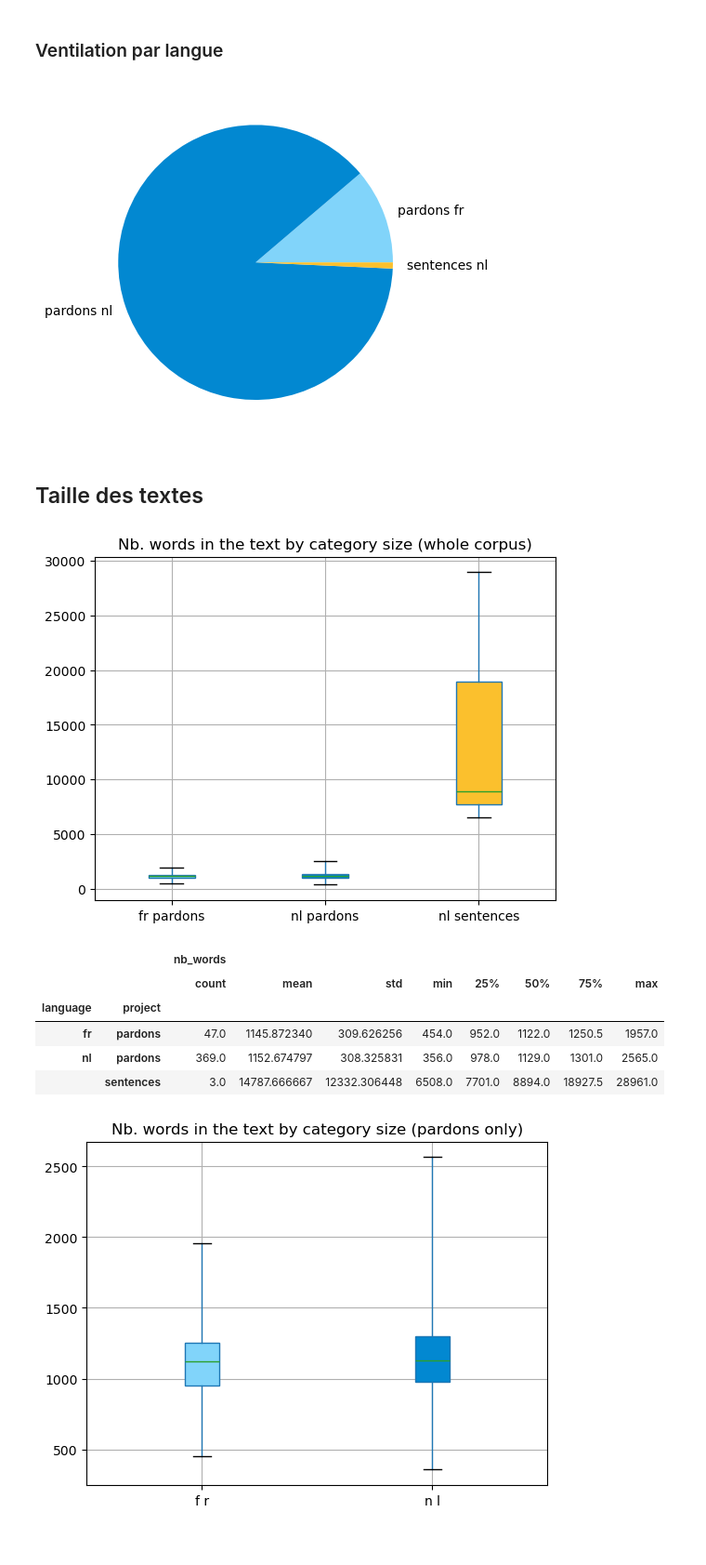
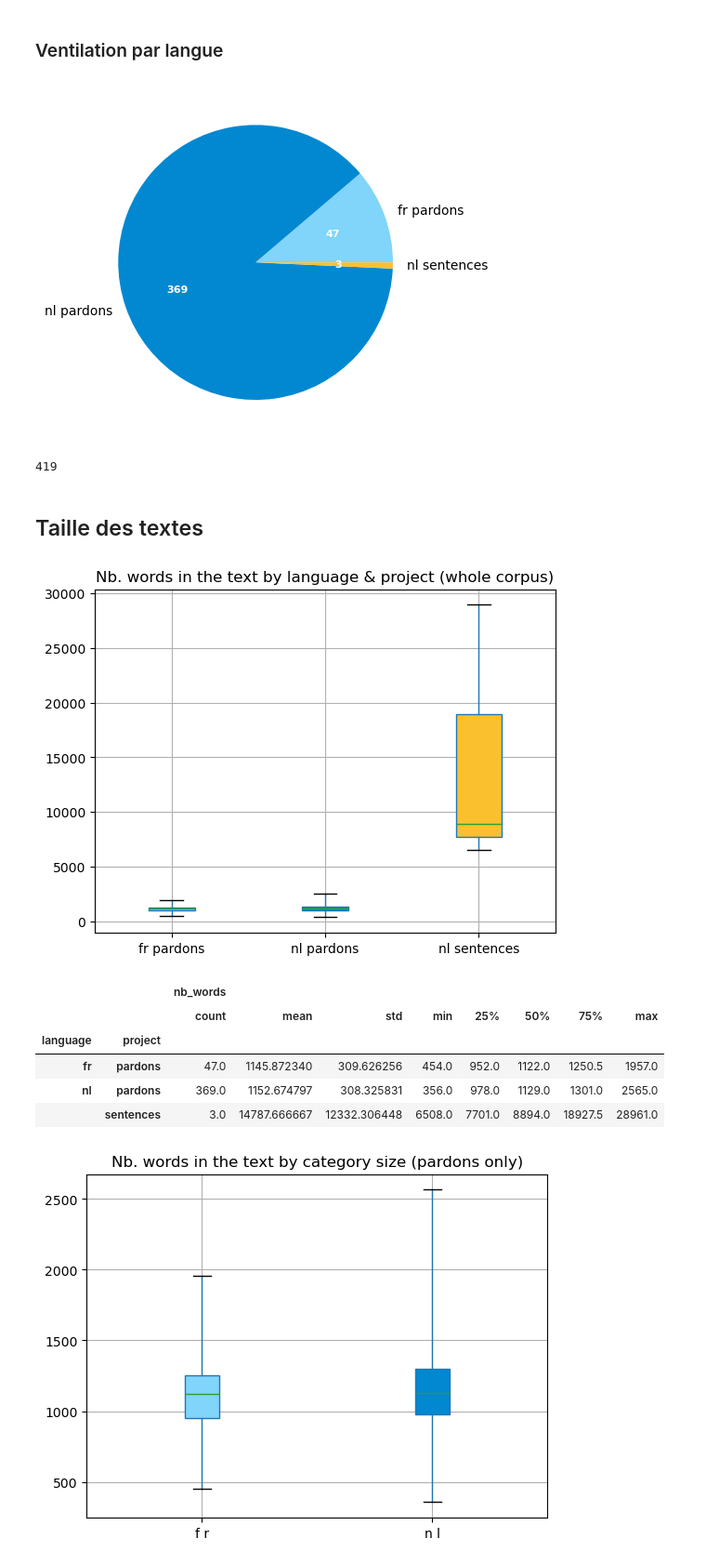
Before and after one commit to xgillard/xp-airchivist, a Jupyter notebook: Qq Stats A propos du Corpus.ipynb, the cells around one changed output. Shown at 93% size. Saved outputs shown, nothing was run; the diff lists cells and outputs as text; code cells hidden in the pictures.

```diff
--- a/Qq Stats A propos du Corpus.ipynb
+++ b/Qq Stats A propos du Corpus.ipynb
@@ -20,45 +20,55 @@ Les lettres de pardon font en moyenne 1125 mots (+/- 310 mots). Si on compte env
 # %% [markdown]
 ### Ventilation par langue
 # %%
-data   = df.groupby(['project', 'language']).count()
+data   = df.groupby(['language', 'project']).count()
 labels = data.index.map(lambda xs: ' '.join(xs))
 
-plt.pie(
+total  = data['text'].sum()
+
+_wedges, _texts, autotexts = plt.pie(
     data['text'],
     labels=labels,
-    #autopct='%1.2f%%',
+    autopct=lambda pv: f'{int(round(pv * total / 100))}',
     colors=["#81D4FA", "#0288D1", "#FBC02D"],
     #pctdistance=1.2,
     #labeldistance=1.4
 )
+
+for autotext in autotexts:
+    autotext.set_fontsize(8)
+    autotext.set_color("white")
+    autotext.set_weight("bold")
+
 plt.show()
+total
 # %% [output]
-[figure, old version]
+[figure, new version]
+419
 # %% [markdown]
 ## Taille des textes
 # %%
 df['nb_words'] = df.apply(lambda x: len(x.text.split()), axis=1)
 data   = df[['language', 'project', 'nb_words']].groupby(['language', 'project'])
 labels = data.count().index.map(lambda xs: ' '.join(xs))
 
 colors =["#81D4FA", "#0288D1", "#FBC02D"]
 ax,bplot  = data.boxplot(
     whis=(0, 100),
     subplots=False,
     patch_artist=True,
     return_type='both',
 )
 
 for patch, color in zip(bplot['boxes'], colors):
     patch.set_facecolor(color)
 
-ax.set_title("Nb. words in the text by category size (whole corpus)")
+ax.set_title("Nb. words in the text by language & project (whole corpus)")
 ax.set_xticklabels(labels)
 plt.show()
 
 data.describe()
 # %% [output]
-[figure, old version]
+[figure, new version]
 |  |  | nb_words |  |  |  |  |  |  |  |
 |  |  | count | mean | std | min | 25% | 50% | 75% | max |
 | language | project |  |  |  |  |  |  |  |  |
```
Also changed, not shown: parts of 4 cells of this notebook, 6 other files.
